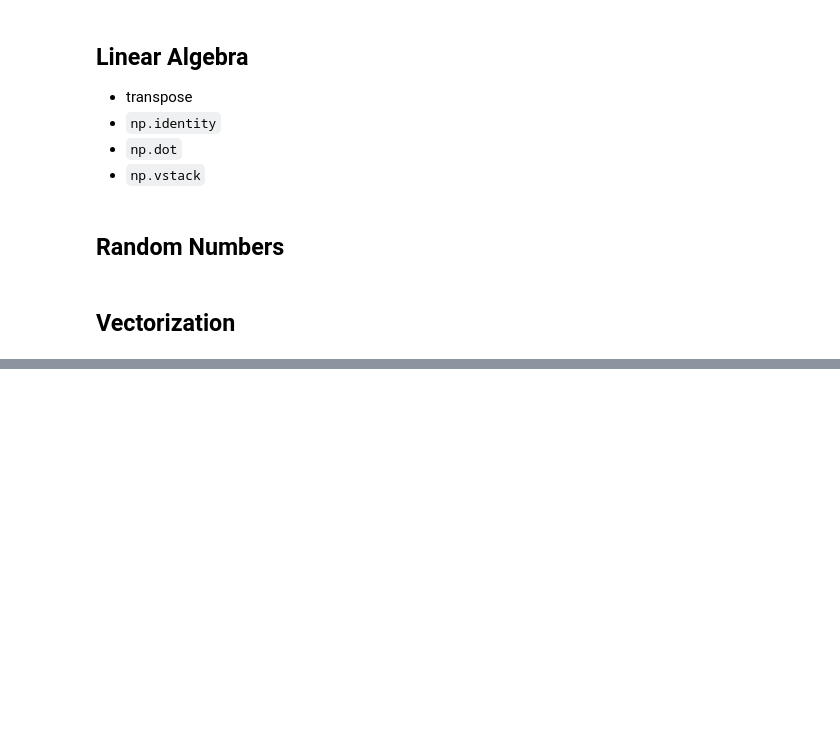
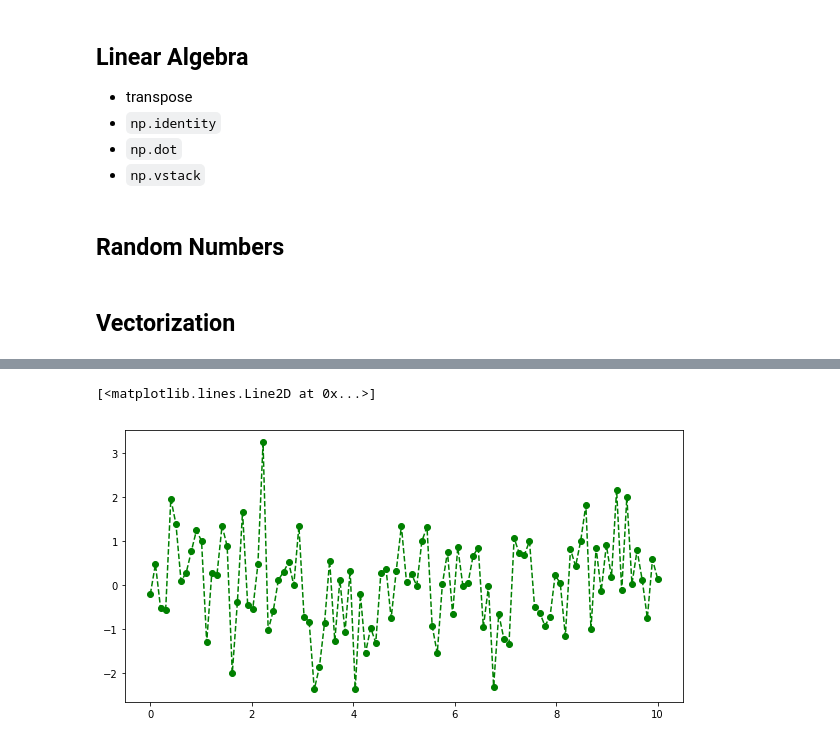
Before and after one commit to postmda/S2019-MDA610, a Jupyter notebook: Chapter 6/NumpyTutorial.ipynb, the cells around one changed output, grey strips where cells are left out. Cells and saved outputs as stored; diff of their text form; code cells hidden in the pictures; blank space fills up the shorter version.

```diff
--- a/Chapter 6/NumpyTutorial.ipynb
+++ b/Chapter 6/NumpyTutorial.ipynb
@@ -235,0 +316,11 @@ values = np.random.randn(1000000)
+# %%
+# a line plot with markers
+fig = plt.figure(figsize = (10, 5))
+ax = fig.add_subplot(1, 1, 1)
+np.random.seed(12345)
+x = np.linspace(0, 10, 100)
+y = np.random.randn(100)
+ax.plot(x, y, 'go--')   # green, circular markers and dashed curve
+# %% [output]
+[<matplotlib.lines.Line2D at 0x...>]
+[figure, added]
```
Also changed, not shown: parts of 24 cells of this notebook, 1 other file.
